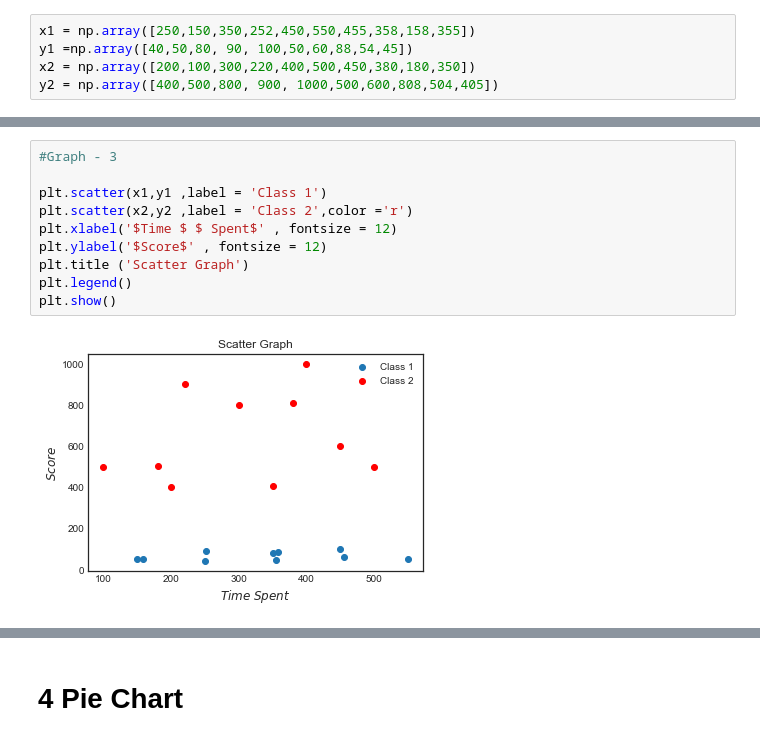
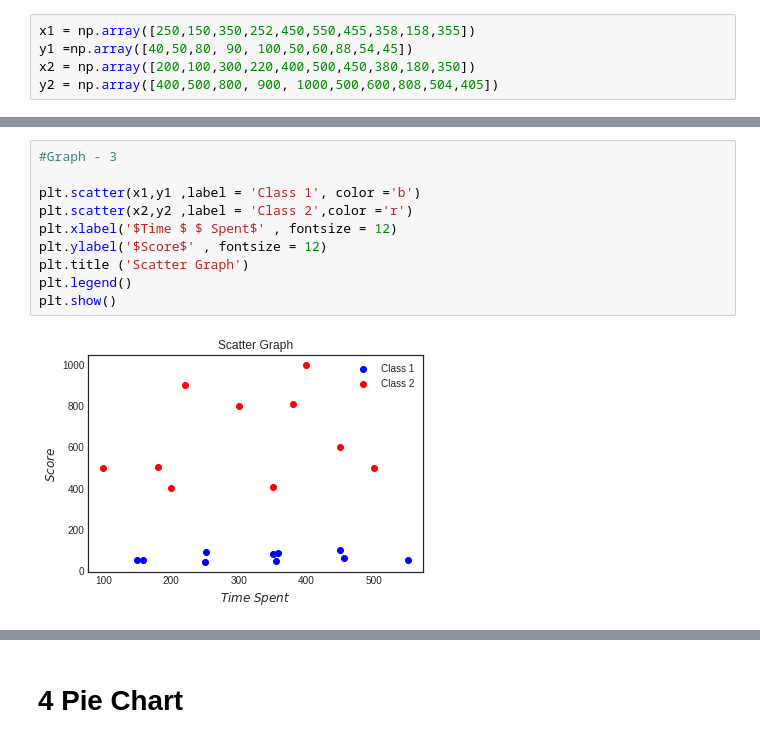
Before and after one commit to itratrahman/data_science_training, a Jupyter notebook: notebooks/4_crash_course_data_visualization.ipynb, the cells around one changed output, grey strips where cells are left out. Saved outputs shown, nothing was run; the diff lists cells and outputs as text.

```diff
--- a/notebooks/4_crash_course_data_visualization.ipynb
+++ b/notebooks/4_crash_course_data_visualization.ipynb
@@ -444,15 +497,15 @@ plt.show()
 # %%
 #Graph - 3
 
-plt.scatter(x1,y1 ,label = 'Class 1')
+plt.scatter(x1,y1 ,label = 'Class 1', color ='b')
 plt.scatter(x2,y2 ,label = 'Class 2',color ='r')
 plt.xlabel('$Time $ $ Spent$' , fontsize = 12)
 plt.ylabel('$Score$' , fontsize = 12)
 plt.title ('Scatter Graph')
 plt.legend()
 plt.show()
 # %% [output]
-[figure, old version]
+[figure, new version]
 # %%
 plt.figure(figsize=(10,6))
 x = np.random.normal(0,10,1000)
```
Also changed, not shown: parts of 42 cells of this notebook, 42 other files.
